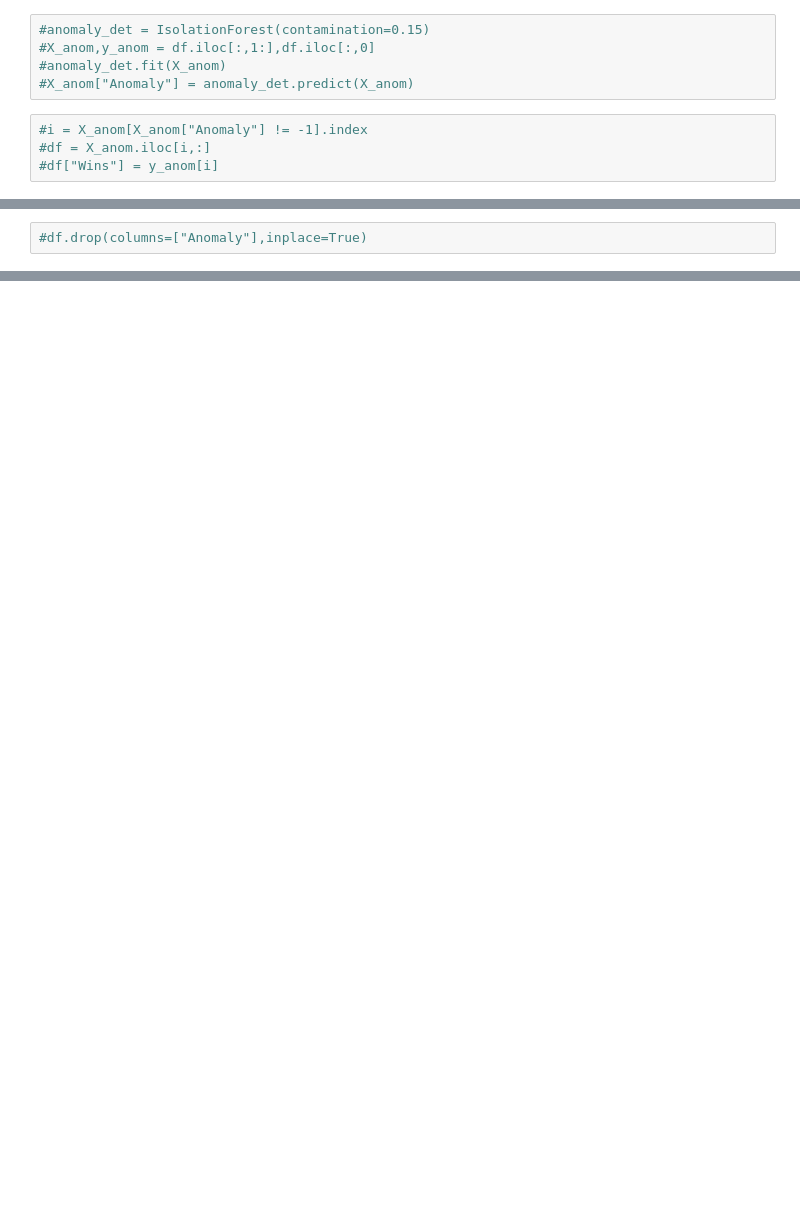
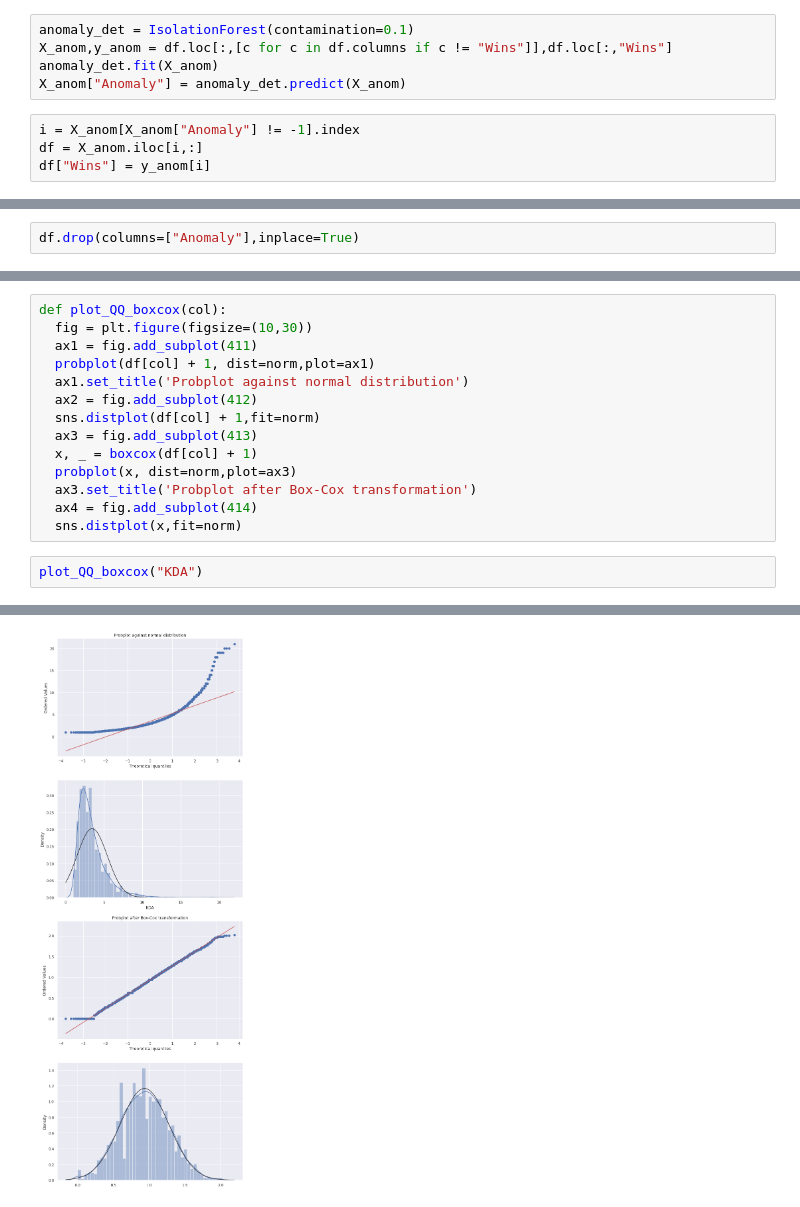
Before and after one commit to M-Borsuk/LeagueOfLegendsWinPrediction, a Jupyter notebook: LolWinPrediction.ipynb, the cells around one changed output, grey strips where cells are left out. Drawn from its saved outputs; the diff is of its cells as text; blank space fills up the shorter version.

```diff
--- a/LolWinPrediction.ipynb
+++ b/LolWinPrediction.ipynb
@@ -627,9 +704,9 @@ find_outliers_z(df[["WardsPlaced","WardsDestroyed"]],50)
 # %%
-#anomaly_det = IsolationForest(contamination=0.15)
-#X_anom,y_anom = df.iloc[:,1:],df.iloc[:,0]
-#anomaly_det.fit(X_anom)
-#X_anom["Anomaly"] = anomaly_det.predict(X_anom)
+anomaly_det = IsolationForest(contamination=0.1)
+X_anom,y_anom = df.loc[:,[c for c in df.columns if c != "Wins"]],df.loc[:,"Wins"]
+anomaly_det.fit(X_anom)
+X_anom["Anomaly"] = anomaly_det.predict(X_anom)
 # %%
-#i = X_anom[X_anom["Anomaly"] != -1].index
-#df = X_anom.iloc[i,:]
-#df["Wins"] = y_anom[i]
+i = X_anom[X_anom["Anomaly"] != -1].index
+df = X_anom.iloc[i,:]
+df["Wins"] = y_anom[i]
@@ -638,2 +718,2 @@ find_outliers_z(df[["WardsPlaced","WardsDestroyed"]],50)
 # %%
-#df.drop(columns=["Anomaly"],inplace=True)
+df.drop(columns=["Anomaly"],inplace=True)
@@ -639,0 +724,17 @@ find_outliers_z(df[["WardsPlaced","WardsDestroyed"]],50)
+# %%
+def plot_QQ_boxcox(col):
+  fig = plt.figure(figsize=(10,30))
+  ax1 = fig.add_subplot(411)
+  probplot(df[col] + 1, dist=norm,plot=ax1)
+  ax1.set_title('Probplot against normal distribution')
+  ax2 = fig.add_subplot(412)
+  sns.distplot(df[col] + 1,fit=norm)
+  ax3 = fig.add_subplot(413)
+  x, _ = boxcox(df[col] + 1)
+  probplot(x, dist=norm,plot=ax3)
+  ax3.set_title('Probplot after Box-Cox transformation')
+  ax4 = fig.add_subplot(414)
+  sns.distplot(x,fit=norm)
+# %%
+plot_QQ_boxcox("KDA")
+# %% [output]
@@ -639,0 +745 @@ find_outliers_z(df[["WardsPlaced","WardsDestroyed"]],50)
+[figure, added]
```
Also changed, not shown: parts of 42 cells of this notebook.
